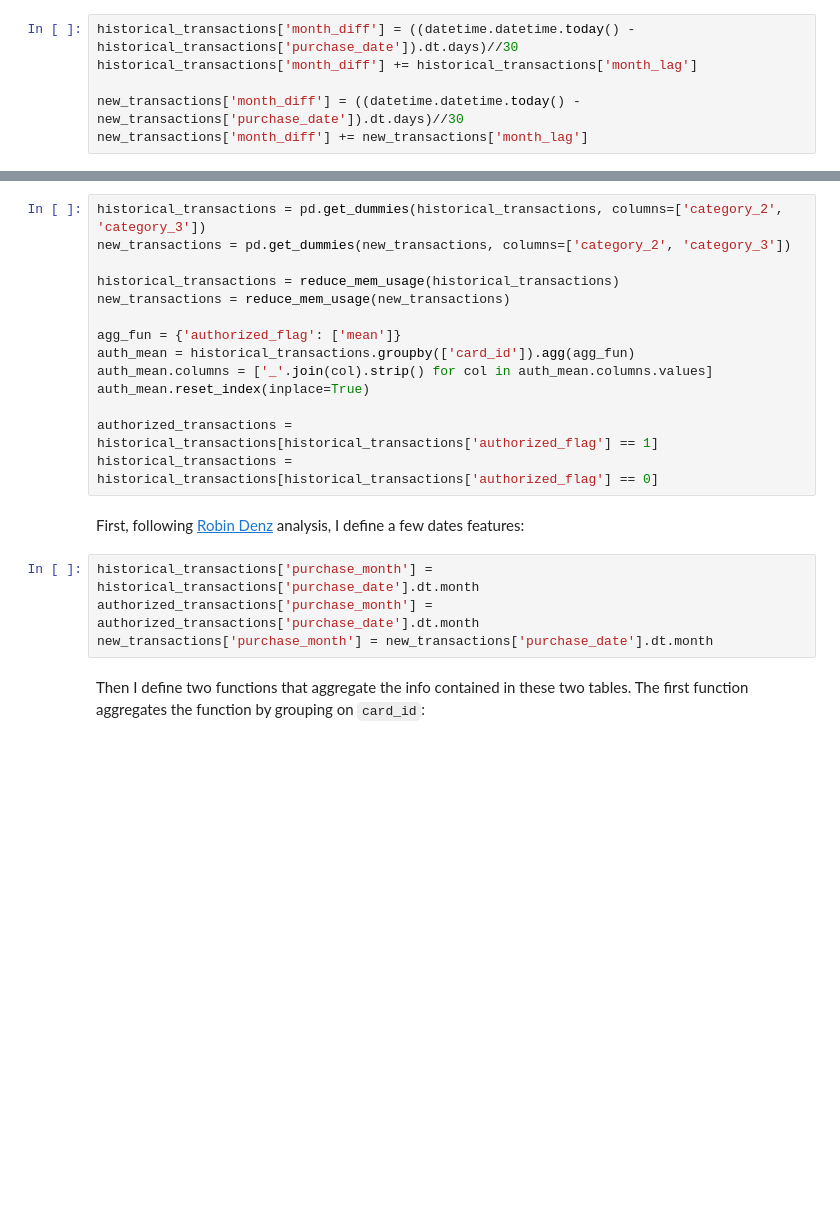
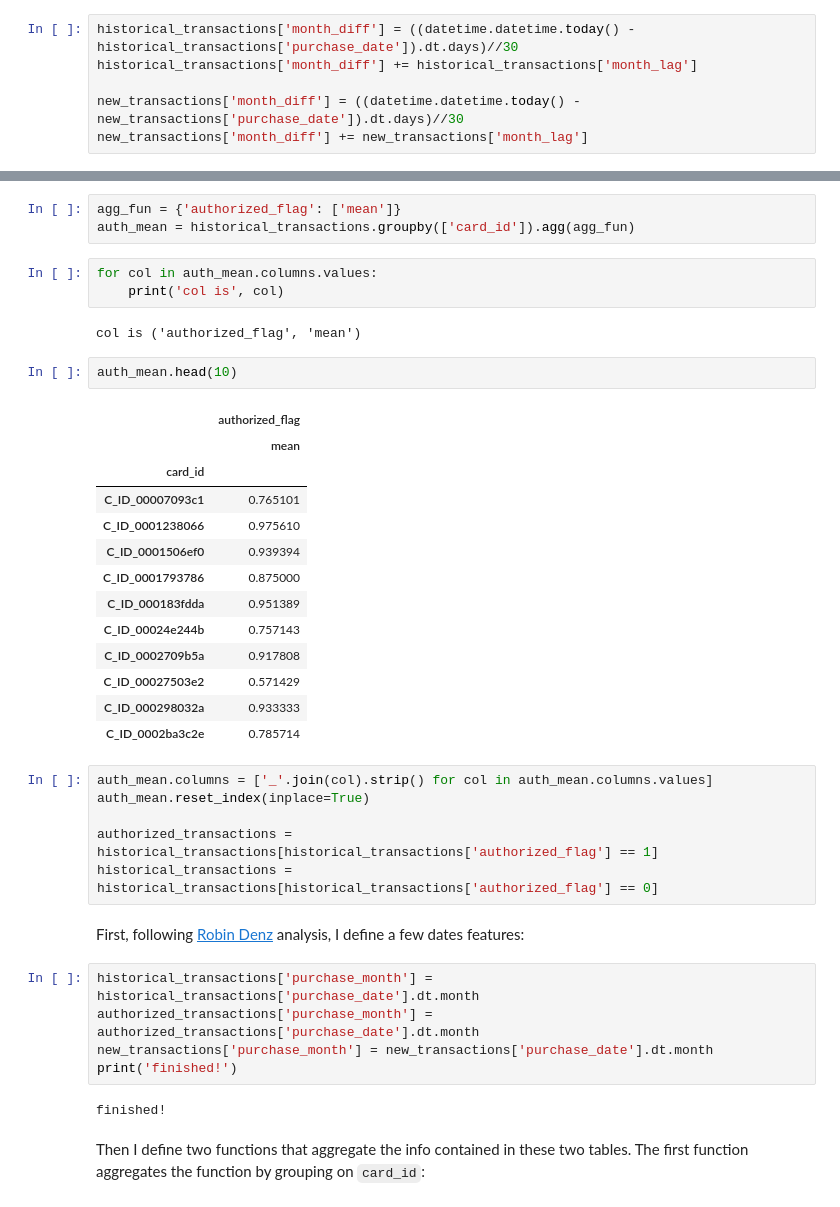
Before and after one commit to tusonggao/jupyter_notebook_dir, a Jupyter notebook: elo-world.ipynb, the cells around one changed output, grey strips where cells are left out. Cells and saved outputs as stored; diff of their text form; blank space fills up the shorter version.

```diff
--- a/elo-world.ipynb
+++ b/elo-world.ipynb
@@ -142,12 +167,28 @@ historical_transactions[:5]
+# %%
+agg_fun = {'authorized_flag': ['mean']}
+auth_mean = historical_transactions.groupby(['card_id']).agg(agg_fun)
+# %%
+for col in auth_mean.columns.values:
+    print('col is', col)
+# %% [output]
+col is ('authorized_flag', 'mean')
+# %%
+auth_mean.head(10)
+# %% [output]
+|  | authorized_flag |
+|  | mean |
+| card_id |  |
+| C_ID_00007093c1 | 0.765101 |
+| C_ID_0001238066 | 0.975610 |
+| C_ID_0001506ef0 | 0.939394 |
+| C_ID_0001793786 | 0.875000 |
+| C_ID_000183fdda | 0.951389 |
+| C_ID_00024e244b | 0.757143 |
+| C_ID_0002709b5a | 0.917808 |
+| C_ID_00027503e2 | 0.571429 |
+| C_ID_000298032a | 0.933333 |
+| C_ID_0002ba3c2e | 0.785714 |
 # %%
-historical_transactions = pd.get_dummies(historical_transactions, columns=['category_2', 'category_3'])
-new_transactions = pd.get_dummies(new_transactions, columns=['category_2', 'category_3'])
-
-historical_transactions = reduce_mem_usage(historical_transactions)
-new_transactions = reduce_mem_usage(new_transactions)
-
-agg_fun = {'authorized_flag': ['mean']}
-auth_mean = historical_transactions.groupby(['card_id']).agg(agg_fun)
 auth_mean.columns = ['_'.join(col).strip() for col in auth_mean.columns.values]
 auth_mean.reset_index(inplace=True)
 
@@ -159,6 +200,9 @@ First, following [Robin Denz](https://www.kaggle.com/denzo123/a-closer-look-at-d
 historical_transactions['purchase_month'] = historical_transactions['purchase_date'].dt.month
 authorized_transactions['purchase_month'] = authorized_transactions['purchase_date'].dt.month
 new_transactions['purchase_month'] = new_transactions['purchase_date'].dt.month
+print('finished!')
+# %% [output]
+finished!
 # %% [markdown]
 Then I define two functions that aggregate the info contained in these two tables. The first function aggregates the function by grouping on `card_id`:
 # %%
```
Also changed, not shown: parts of 8 cells of this notebook, 2 other files.
